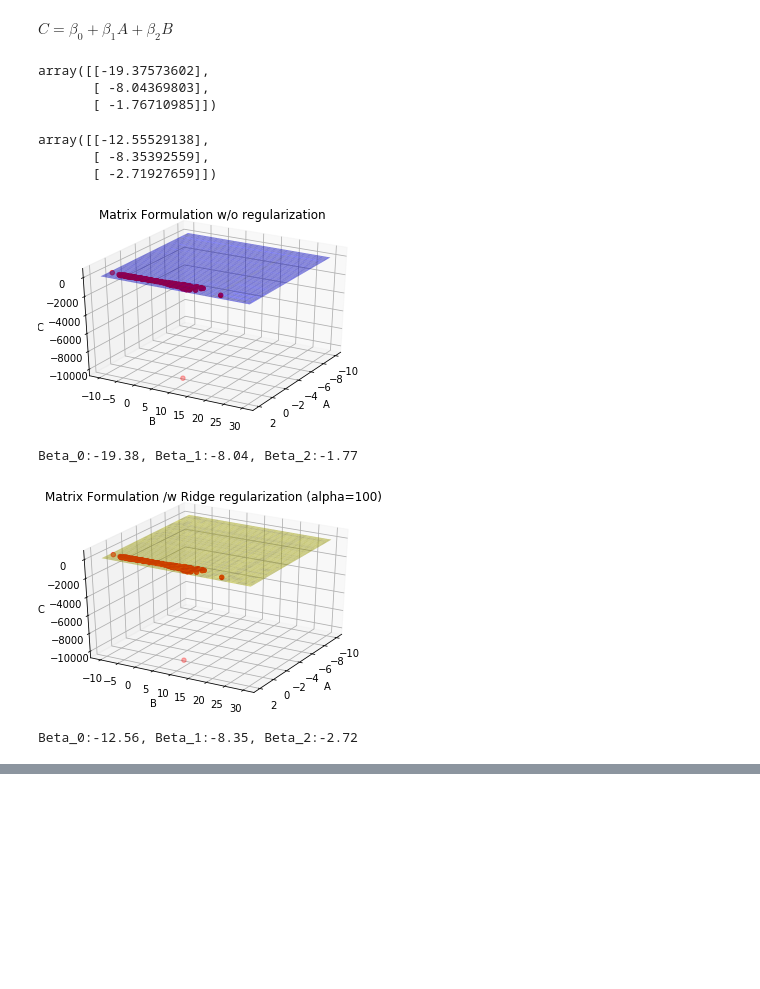
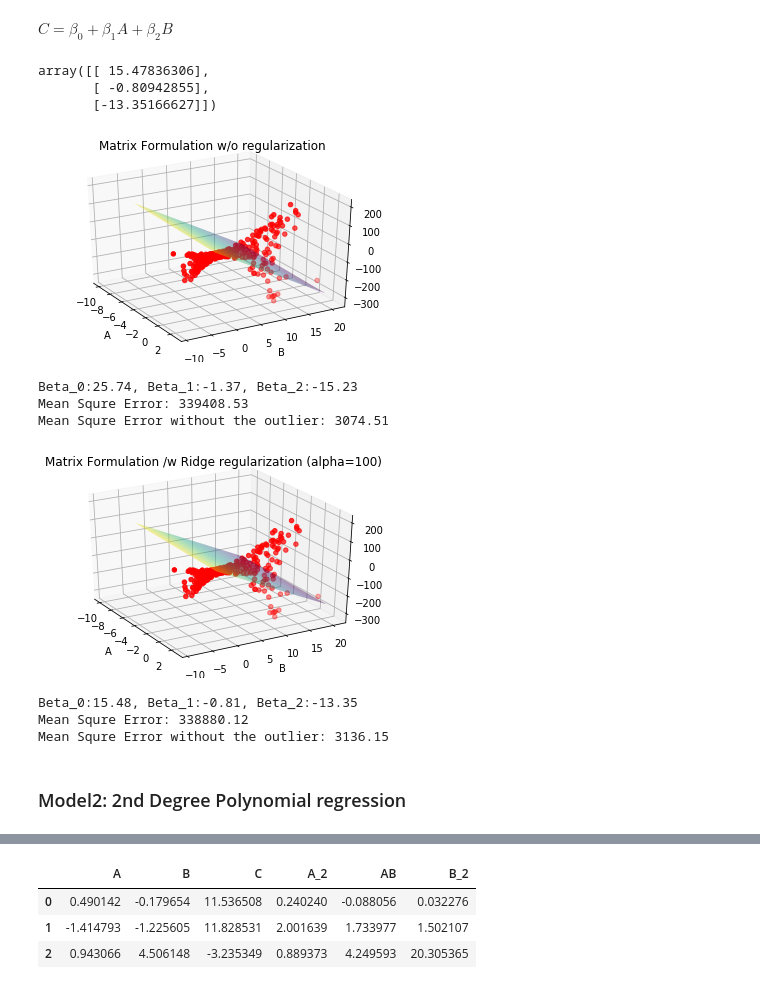
Before and after one commit to dayjang/Online_Test_M, a Jupyter notebook: moloco_q2.ipynb, the cells around one changed output, grey strips where cells are left out. Cells and saved outputs as stored; diff of their text form; code cells hidden in the pictures; blank space fills up the shorter version.

```diff
--- a/moloco_q2.ipynb
+++ b/moloco_q2.ipynb
@@ -25,3 +90,4 @@ df.head(5)
 # %%
-X = np.array([[1]*300,list(df['A']),list(df['B'])]).T
-y = np.array(df['C']).reshape(300,1)
+# df = df[df.C > -8000]
+X = np.array([[1]*len(df['A']),list(df['A']),list(df['B'])]).T
+y = np.array(df['C']).reshape(len(df['A']),1)
@@ -65,48 +113,58 @@ Beta1 = np.linalg.inv(X.transpose().dot(X)).dot(X.transpose()).dot(y)
-# %%
-Beta1
-# %% [output]
-array([[-19.37573602],
-       [ -8.04369803],
-       [ -1.76710985]])
 # %%
 lambdaa = 100
-I = np.eye(3)
-Beta1_ridge=np.linalg.inv(X.transpose().dot(X) + lambdaa*I).dot(X.transpose()).dot(y)
+I = np.eye(df.shape[1])
+Beta1_ridge=np.linalg.inv(X.T@X + lambdaa*I)@(X.T)@(y)
 Beta1_ridge
 # %% [output]
-array([[-12.55529138],
-       [ -8.35392559],
-       [ -2.71927659]])
+array([[ 15.47836306],
+       [ -0.80942855],
+       [-13.35166627]])
 # %%
-xs = np.tile(np.arange(-10,2,0.01), (1200,1))
-ys = np.tile(np.arange(-10,30,0.1/3), (1200,1)).T
-zs = Beta1[0][0] + xs*Beta1[1][0]  + ys*Beta1[2][0]
+xs = np.arange(-10, 3, 0.25)
+ys = np.arange(-3, 20, 0.25)
+xs,ys = np.meshgrid(xs, ys)
+zs1 = Beta1[0][0] + xs*Beta1[1][0]  + ys*Beta1[2][0]
 zs1_ridge = Beta1_ridge[0][0] + xs*Beta1_ridge[1][0]  + ys*Beta1_ridge[2][0]
 # %%
+%matplotlib inline
 # Let's plot this regressor
-def plot_3d(xs,ys,zs,col,title):
+def plot_3d(xs,ys,zs,title):
     fig = plt.figure()
     ax = plt.axes(projection='3d')
-    ax.view_init(azim=30)
+    ax.view_init(azim=-30)
     ax.set_xlabel('A')
     ax.set_ylabel('B')
     ax.set_zlabel('C')
+    ax.plot_surface(xs,ys,zs, rstride=1, cstride=1,cmap='viridis', edgecolor='none', alpha=0.5)
     ax.scatter(X[:,0], X[:,1], y,color='r')
-    ax.plot_surface(xs,ys,zs, alpha=0.5,color=col)
     ax.set_title(title)
     plt.show()
 
-plot_3d(xs,ys,zs,'b','Matrix Formulation w/o regularization')
+mse1=np.mean((X_ori@Beta1 - y_ori)**2)
+mse1wo=np.mean((X@Beta1 - y)**2)
+plot_3d(xs,ys,zs1,'Matrix Formulation w/o regularization')
 print('Beta_0:{:.2f}, Beta_1:{:.2f}, Beta_2:{:.2f}  '.format(Beta1[0][0],Beta1[1][0],Beta1[2][0]))
+print('Mean Squre Error: {:.2f} '.format(mse1))
+print('Mean Squre Error without the outlier: {:.2f} '.format(mse1wo))
 # %% [output]
-[figure, old version]
+[figure, new version]
-Beta_0:-19.38, Beta_1:-8.04, Beta_2:-1.77
+Beta_0:25.74, Beta_1:-1.37, Beta_2:-15.23
+Mean Squre Error: 339408.53
+Mean Squre Error without the outlier: 3074.51
 # %%
-plot_3d(xs,ys,zs1_ridge,'y','Matrix Formulation /w Ridge regularization (alpha=100)')
+mse1r=np.mean((X_ori@Beta1_ridge - y_ori)**2)
+mse1rwo=np.mean((X@Beta1_ridge - y)**2)
+plot_3d(xs,ys,zs1_ridge,'Matrix Formulation /w Ridge regularization (alpha=100)')
 print('Beta_0:{:.2f}, Beta_1:{:.2f}, Beta_2:{:.2f}  '.format(Beta1_ridge[0][0],Beta1_ridge[1][0],Beta1_ridge[2][0]))
+print('Mean Squre Error: {:.2f} '.format(mse1r))
+print('Mean Squre Error without the outlier: {:.2f} '.format(mse1rwo))
 # %% [output]
-[figure, old version]
+[figure, new version]
-Beta_0:-12.56, Beta_1:-8.35, Beta_2:-2.72
+Beta_0:15.48, Beta_1:-0.81, Beta_2:-13.35
+Mean Squre Error: 338880.12
+Mean Squre Error without the outlier: 3136.15
+# %% [markdown]
+### Model2: 2nd Degree Polynomial regression
 # %% [markdown]
 <b>Method 2. A Gradient Descent: </b> Gradient Descent for Multiple Variables Linear Regression without regularization
 
@@ -114,3 +172,15 @@ Beta_0:-12.56, Beta_1:-8.35, Beta_2:-2.72
 Gradient descent is a first-order iterative optimization algorithm for finding a local minimum of a differentiable function.
 
 ![Image of Gradient Descent](https://miro.medium.com/max/1400/1*G1v2WBigWmNzoMuKOYQV_g.png)
+# %%
+# Add 3rd degree polynomial features
+df_ori['A_2'] = df_ori.A * df_ori.A
+df_ori['AB'] = df_ori.A *  df_ori.B
+df_ori['B_2'] = df_ori.B * df_ori.B
+
+display(df_ori.head(3))
+# %% [output]
+|  | A | B | C | A_2 | AB | B_2 |
+| 0 | 0.490142 | -0.179654 | 11.536508 | 0.240240 | -0.088056 | 0.032276 |
+| 1 | -1.414793 | -1.225605 | 11.828531 | 2.001639 | 1.733977 | 1.502107 |
+| 2 | 0.943066 | 4.506148 | -3.235349 | 0.889373 | 4.249593 | 20.305365 |
```
Also changed, not shown: parts of 35 cells of this notebook.
